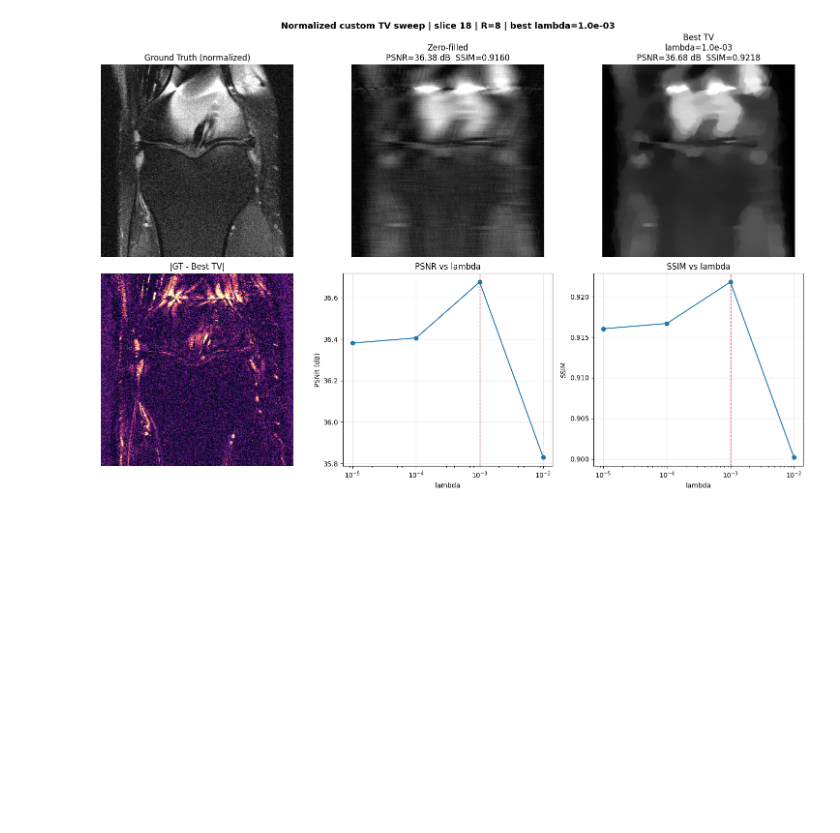
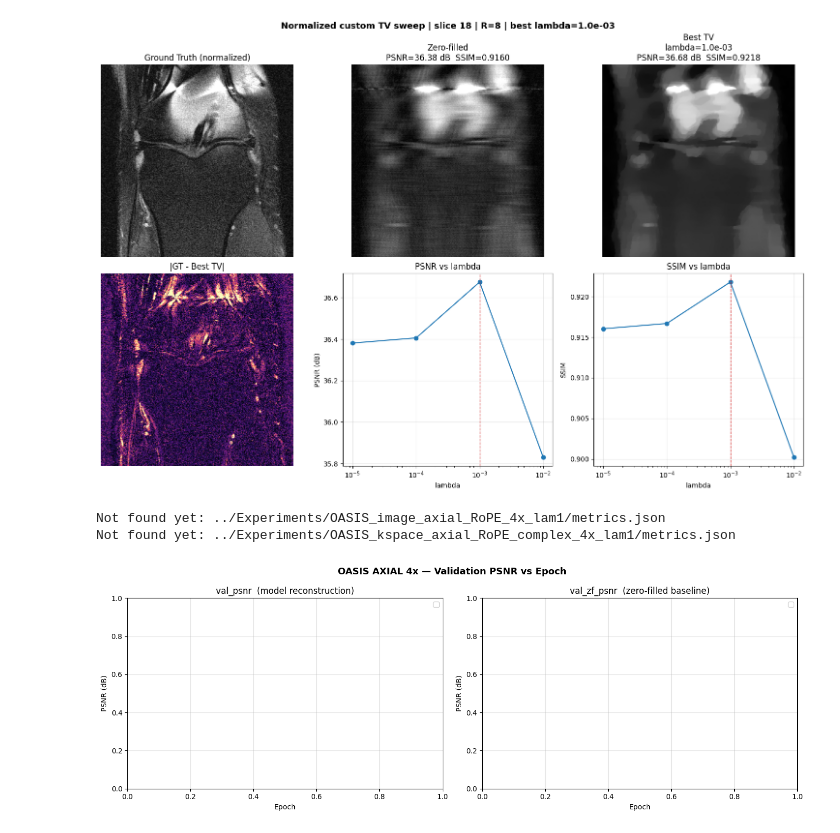
Before and after one commit to amlannag/MambaCS, a Jupyter notebook: notebooks/kspace_analysis.ipynb, the cells around one changed output. Cells and saved outputs as stored; diff of their text form; code cells hidden in the pictures; blank space fills up the shorter version.

Commit message:
Updated Experiments

```diff
--- a/notebooks/kspace_analysis.ipynb
+++ b/notebooks/kspace_analysis.ipynb
@@ -408,3 +408,43 @@ mask verification
     iter= 99 | max|x|=3.4377e-02 | mean|x|=2.2889e-03
     iter=199 | max|x|=3.4993e-02 | mean|x|=2.2889e-03
 [figure]
+# %%
+import json, os
+import matplotlib.pyplot as plt
+
+# Paths to the two OASIS axial experiments (relative to notebooks/)
+EXPERIMENTS = {
+    "Image axial (RoPE, λ=1)":   "../Experiments/OASIS_image_axial_RoPE_4x_lam1/metrics.json",
+    "K-space axial (RoPE, complex, λ=1)": "../Experiments/OASIS_kspace_axial_RoPE_complex_4x_lam1/metrics.json",
+}
+
+fig, axes = plt.subplots(1, 2, figsize=(14, 5))
+fig.suptitle("OASIS AXIAL 4x — Validation PSNR vs Epoch", fontsize=13, fontweight="bold")
+axes[0].set_title("val_psnr  (model reconstruction)")
+axes[1].set_title("val_zf_psnr  (zero-filled baseline)")
+
+for label, path in EXPERIMENTS.items():
+    if not os.path.exists(path):
+        print(f"Not found yet: {path}")
+        continue
+    records = json.load(open(path))
+    epochs       = [r["epoch"]                      for r in records]
+    val_psnr     = [r.get("val_psnr")               for r in records]
+    val_zf_psnr  = [r.get("val_zf_psnr")            for r in records]
+
+    axes[0].plot(epochs, val_psnr,    label=label)
+    if any(v is not None for v in val_zf_psnr):
+        axes[1].plot(epochs, val_zf_psnr, label=label)
+
+for ax in axes:
+    ax.set_xlabel("Epoch")
+    ax.set_ylabel("PSNR (dB)")
+    ax.legend()
+    ax.grid(True, alpha=0.3)
+
+plt.tight_layout()
+plt.show()
+# %% [output]
+Not found yet: ../Experiments/OASIS_image_axial_RoPE_4x_lam1/metrics.json
+Not found yet: ../Experiments/OASIS_kspace_axial_RoPE_complex_4x_lam1/metrics.json
+[figure, added]
```
Also changed, not shown: 8 other files.
